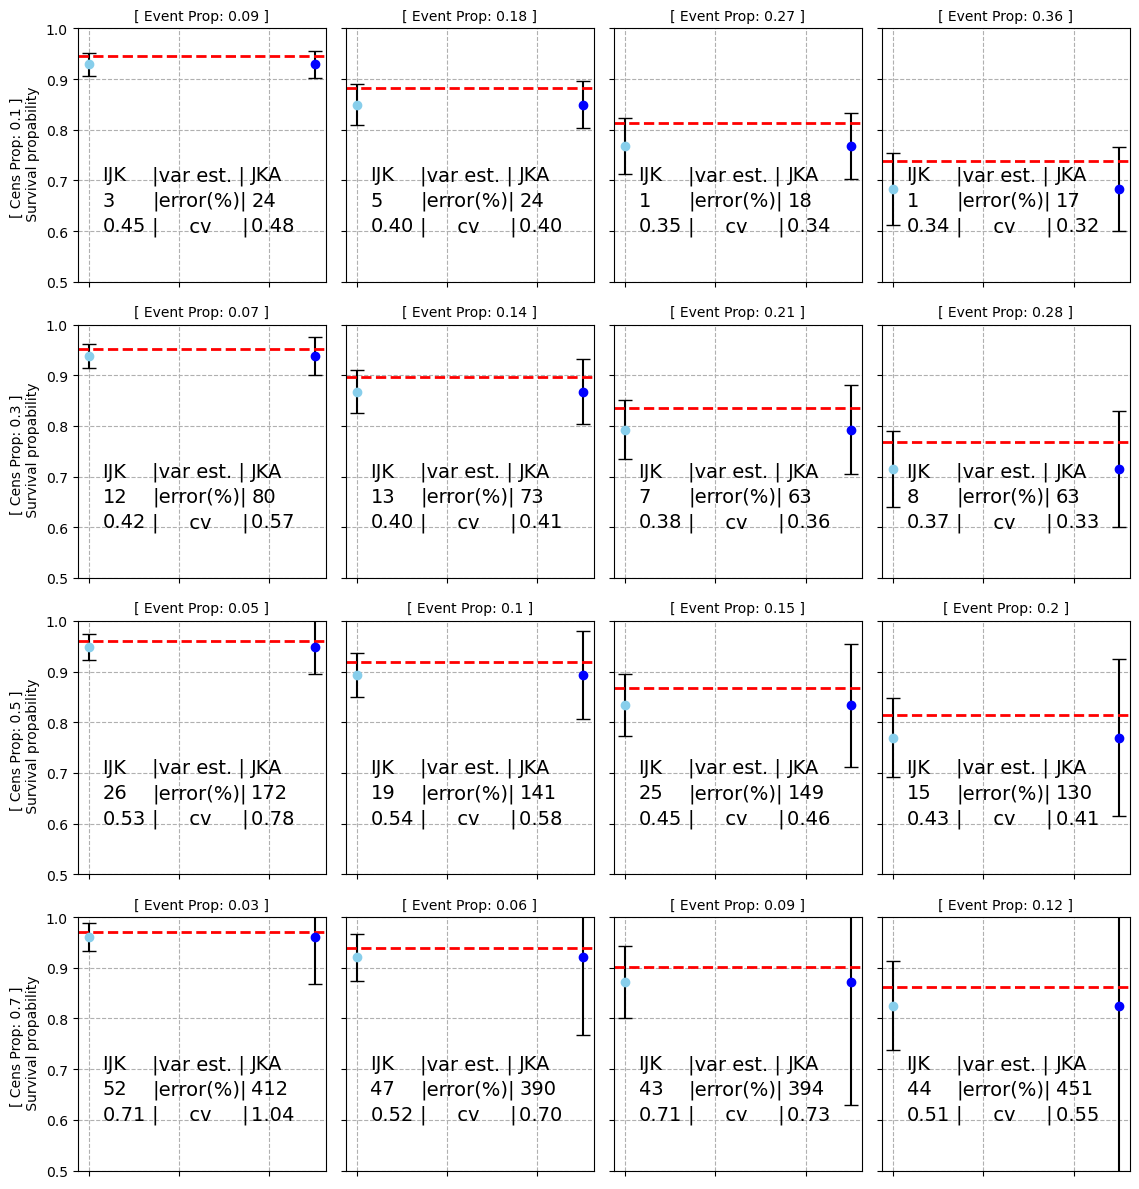
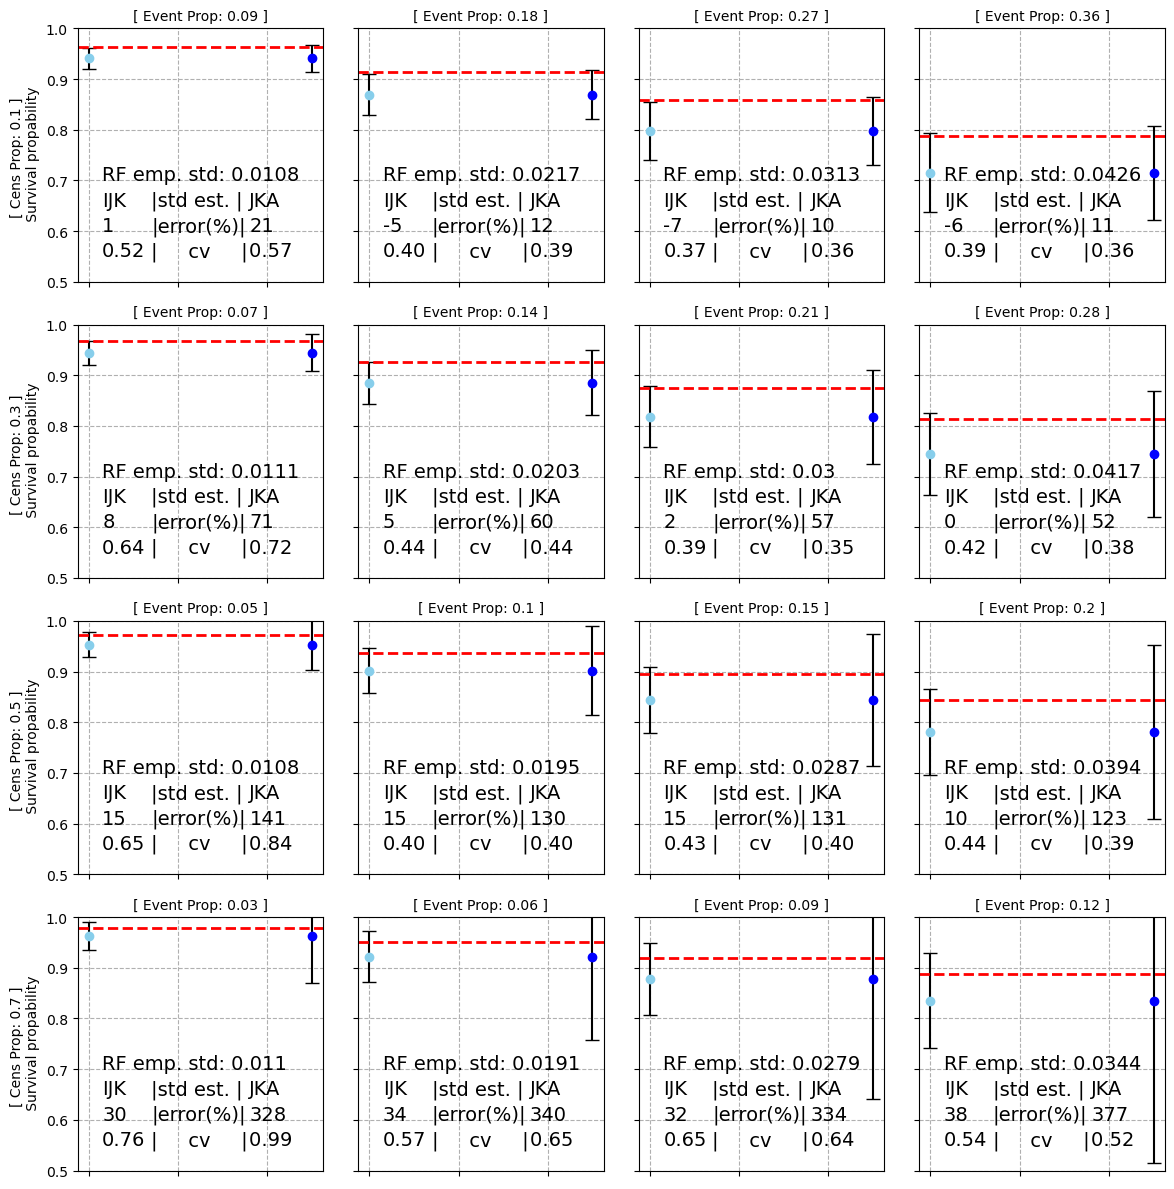
The change to this notebook cell's code, shown as a diff; its figure went from the first image to the second:
--- before
+++ after
@@ -10,5 +10,5 @@
 
 # Schritt 3: Erstellen des 4x4 Grids
-fig, axes = plt.subplots(nrows=4, ncols=4, figsize=(11.5, 12), sharex=True, sharey=True)
+fig, axes = plt.subplots(nrows=4, ncols=4, figsize=(12, 12), sharex=True, sharey=True)
 
 # Schritt 4: Plotten der Daten mit Errorbars und Textinformationen
@@ -24,4 +24,5 @@
     jkab_std_rel_error = row['jkab_std_rel_error(%)']
     jkab_std_cv = row['jkab_std_cv']
+    rf_emp_std = row['rf_emp_std']
     
     row_idx = censored_indices[censored]
@@ -52,14 +53,15 @@
     # Werte für ijk_std_rel_error, ijk_std_cv, jkab_std_rel_error und jkab_std_cv als Text hinzufügen
     fz = 14
-    ax.text(0.1, 0.4, f'IJK', fontsize=fz, transform=ax.transAxes)
-    ax.text(0.3, 0.4, f'|var est. |', fontsize=fz, transform=ax.transAxes)
-    ax.text(0.1, 0.3, f'{ijk_std_rel_error:.0f}', fontsize=fz, transform=ax.transAxes)
-    ax.text(0.3, 0.3, f'|error(%)|', fontsize=fz, transform=ax.transAxes)
-    ax.text(0.7, 0.3, f'{jkab_std_rel_error:.0f}', fontsize=fz, transform=ax.transAxes)
+    ax.text(0.1, 0.4, f'RF emp. std: {rf_emp_std}', fontsize=fz, transform=ax.transAxes)
+    ax.text(0.1, 0.3, f'IJK', fontsize=fz, transform=ax.transAxes)
+    ax.text(0.3, 0.3, f'|std est. |', fontsize=fz, transform=ax.transAxes)
+    ax.text(0.1, 0.2, f'{ijk_std_rel_error:.0f}', fontsize=fz, transform=ax.transAxes)
+    ax.text(0.3, 0.2, f'|error(%)|', fontsize=fz, transform=ax.transAxes)
+    ax.text(0.7, 0.2, f'{jkab_std_rel_error:.0f}', fontsize=fz, transform=ax.transAxes)
     
-    ax.text(0.7, 0.4, f'JKA', fontsize=fz, transform=ax.transAxes)
-    ax.text(0.1, 0.2, f'{ijk_std_cv:.2f}', fontsize=fz, transform=ax.transAxes)
-    ax.text(0.3, 0.2, f'|     cv     |', fontsize=fz, transform=ax.transAxes)
-    ax.text(0.7, 0.2, f'{jkab_std_cv:.2f}  ', fontsize=fz, transform=ax.transAxes)
+    ax.text(0.7, 0.3, f'JKA', fontsize=fz, transform=ax.transAxes)
+    ax.text(0.1, 0.1, f'{ijk_std_cv:.2f}', fontsize=fz, transform=ax.transAxes)
+    ax.text(0.3, 0.1, f'|     cv     |', fontsize=fz, transform=ax.transAxes)
+    ax.text(0.7, 0.1, f'{jkab_std_cv:.2f}  ', fontsize=fz, transform=ax.transAxes)
     
     # Gridlines optional hinzufügen

Commit: RF EMPS STD added in plots